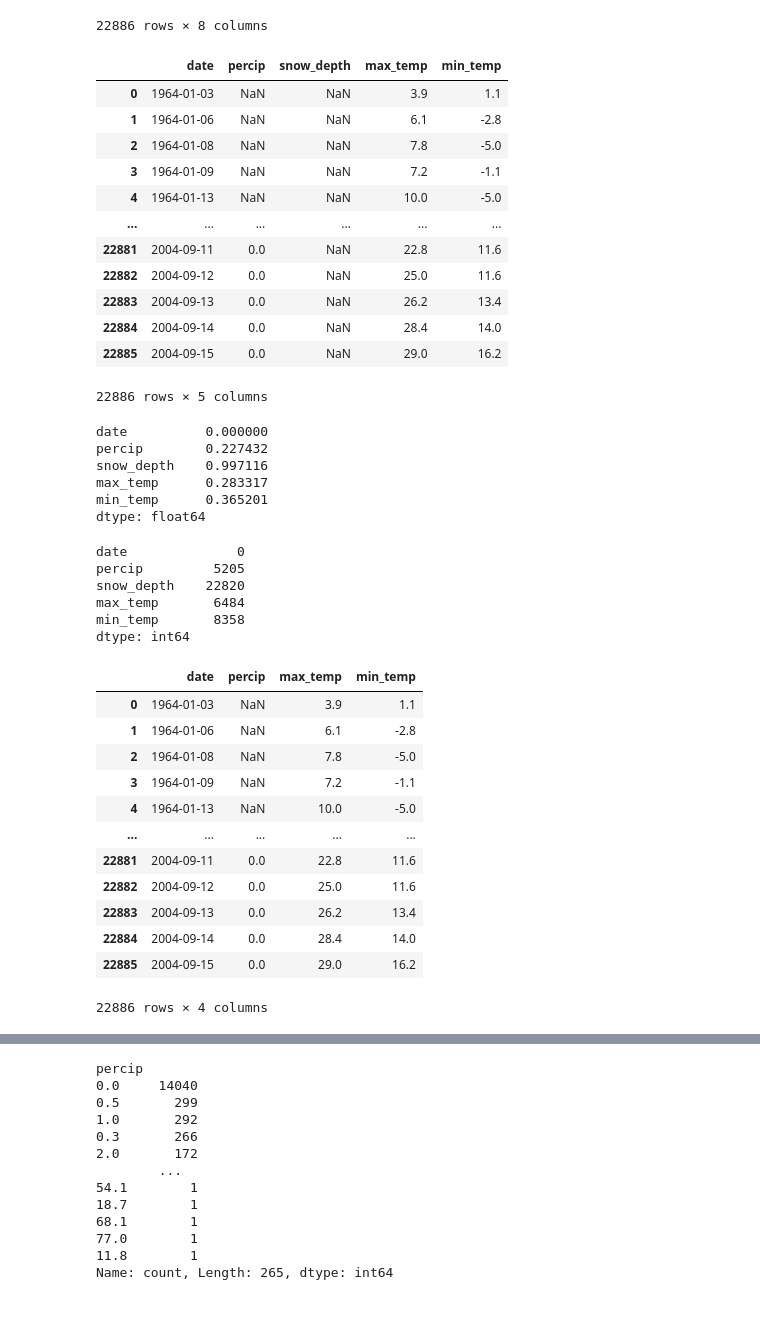
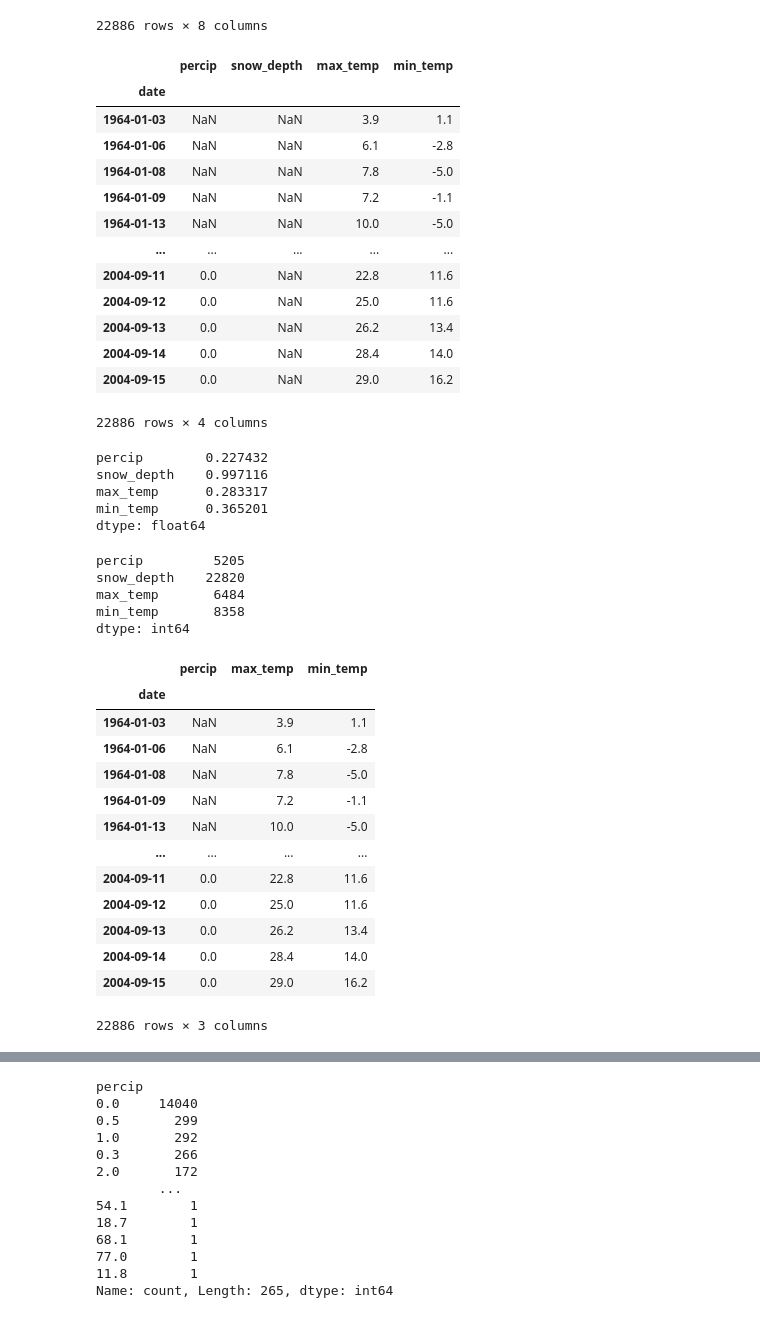
Before and after one commit to congiants/Temperature_Predictor, a Jupyter notebook: temprature_predictor.ipynb, the cells around one changed output, grey strips where cells are left out. Saved outputs shown, nothing was run; the diff lists cells and outputs as text; code cells hidden in the pictures.

```diff
--- a/temprature_predictor.ipynb
+++ b/temprature_predictor.ipynb
@@ -21,21 +22,23 @@ weather
 # %%
 #Core weather is determined by data documentation (in data folder)
 core_weather = weather[["DATE", "PRCP", "SNWD", "TMAX", "TMIN"]].copy()
 core_weather.columns = ["date", "percip", "snow_depth", "max_temp", "min_temp"]
+core_weather = core_weather.set_index('date')
 core_weather
 # %% [output]
-|  | date | percip | snow_depth | max_temp | min_temp |
-| 0 | 1964-01-03 | NaN | NaN | 3.9 | 1.1 |
-| 1 | 1964-01-06 | NaN | NaN | 6.1 | -2.8 |
-| 2 | 1964-01-08 | NaN | NaN | 7.8 | -5.0 |
-| 3 | 1964-01-09 | NaN | NaN | 7.2 | -1.1 |
-| 4 | 1964-01-13 | NaN | NaN | 10.0 | -5.0 |
-| ... | ... | ... | ... | ... | ... |
-| 22881 | 2004-09-11 | 0.0 | NaN | 22.8 | 11.6 |
-| 22882 | 2004-09-12 | 0.0 | NaN | 25.0 | 11.6 |
-| 22883 | 2004-09-13 | 0.0 | NaN | 26.2 | 13.4 |
-| 22884 | 2004-09-14 | 0.0 | NaN | 28.4 | 14.0 |
-| 22885 | 2004-09-15 | 0.0 | NaN | 29.0 | 16.2 |
+|  | percip | snow_depth | max_temp | min_temp |
+| date |  |  |  |  |
+| 1964-01-03 | NaN | NaN | 3.9 | 1.1 |
+| 1964-01-06 | NaN | NaN | 6.1 | -2.8 |
+| 1964-01-08 | NaN | NaN | 7.8 | -5.0 |
+| 1964-01-09 | NaN | NaN | 7.2 | -1.1 |
+| 1964-01-13 | NaN | NaN | 10.0 | -5.0 |
+| ... | ... | ... | ... | ... |
+| 2004-09-11 | 0.0 | NaN | 22.8 | 11.6 |
+| 2004-09-12 | 0.0 | NaN | 25.0 | 11.6 |
+| 2004-09-13 | 0.0 | NaN | 26.2 | 13.4 |
+| 2004-09-14 | 0.0 | NaN | 28.4 | 14.0 |
+| 2004-09-15 | 0.0 | NaN | 29.0 | 16.2 |
-22886 rows × 5 columns
+22886 rows × 4 columns
 # %%
 #We will deal with null values. 2 main tactics: 1. I put the last value of that column wherever null 2. I put zero
@@ -42,42 +46,39 @@ core_weather
 # %%
-#Show me the percent of each column that is null
 core_weather.apply(pd.isnull).sum()/core_weather.shape[0]
 # %% [output]
-date          0.000000
 percip        0.227432
 snow_depth    0.997116
 max_temp      0.283317
 min_temp      0.365201
 dtype: float64
-# %%
-#Show the number of rows that is null for each column
-core_weather.apply(pd.isnull).sum()
-# %% [output]
-date              0
-percip         5205
-snow_depth    22820
-max_temp       6484
-min_temp       8358
-dtype: int64
+# %%
+core_weather.apply(pd.isnull).sum()
+# %% [output]
+percip         5205
+snow_depth    22820
+max_temp       6484
+min_temp       8358
+dtype: int64
 # %%
 #Only 65 days out of 22885 it snowed so we can delete this column
 del core_weather["snow_depth"]
 # %%
 core_weather
 # %% [output]
-|  | date | percip | max_temp | min_temp |
-| 0 | 1964-01-03 | NaN | 3.9 | 1.1 |
-| 1 | 1964-01-06 | NaN | 6.1 | -2.8 |
-| 2 | 1964-01-08 | NaN | 7.8 | -5.0 |
-| 3 | 1964-01-09 | NaN | 7.2 | -1.1 |
-| 4 | 1964-01-13 | NaN | 10.0 | -5.0 |
-| ... | ... | ... | ... | ... |
-| 22881 | 2004-09-11 | 0.0 | 22.8 | 11.6 |
-| 22882 | 2004-09-12 | 0.0 | 25.0 | 11.6 |
-| 22883 | 2004-09-13 | 0.0 | 26.2 | 13.4 |
-| 22884 | 2004-09-14 | 0.0 | 28.4 | 14.0 |
-| 22885 | 2004-09-15 | 0.0 | 29.0 | 16.2 |
+|  | percip | max_temp | min_temp |
+| date |  |  |  |
+| 1964-01-03 | NaN | 3.9 | 1.1 |
+| 1964-01-06 | NaN | 6.1 | -2.8 |
+| 1964-01-08 | NaN | 7.8 | -5.0 |
+| 1964-01-09 | NaN | 7.2 | -1.1 |
+| 1964-01-13 | NaN | 10.0 | -5.0 |
+| ... | ... | ... | ... |
+| 2004-09-11 | 0.0 | 22.8 | 11.6 |
+| 2004-09-12 | 0.0 | 25.0 | 11.6 |
+| 2004-09-13 | 0.0 | 26.2 | 13.4 |
+| 2004-09-14 | 0.0 | 28.4 | 14.0 |
+| 2004-09-15 | 0.0 | 29.0 | 16.2 |
-22886 rows × 4 columns
+22886 rows × 3 columns
 # %%
 core_weather[pd.isnull(core_weather["percip"])]
 # %% [output]
```
Also changed, not shown: parts of 16 cells of this notebook.
